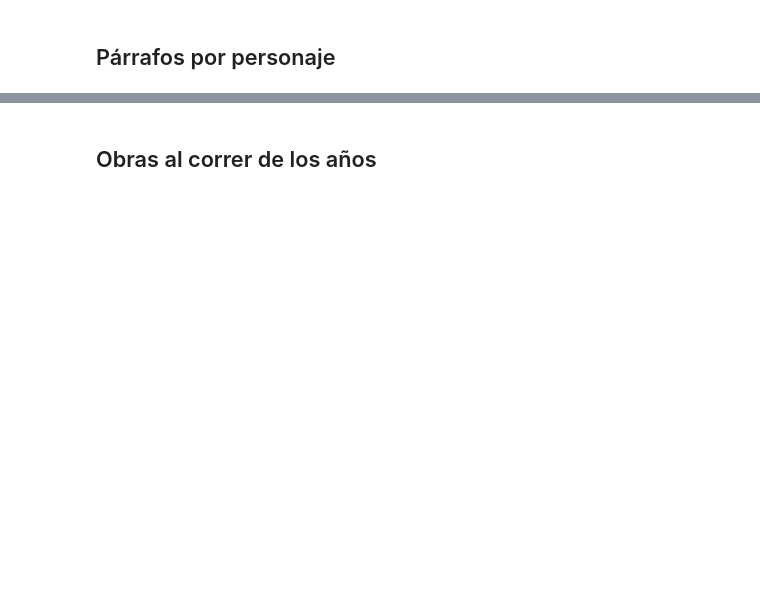
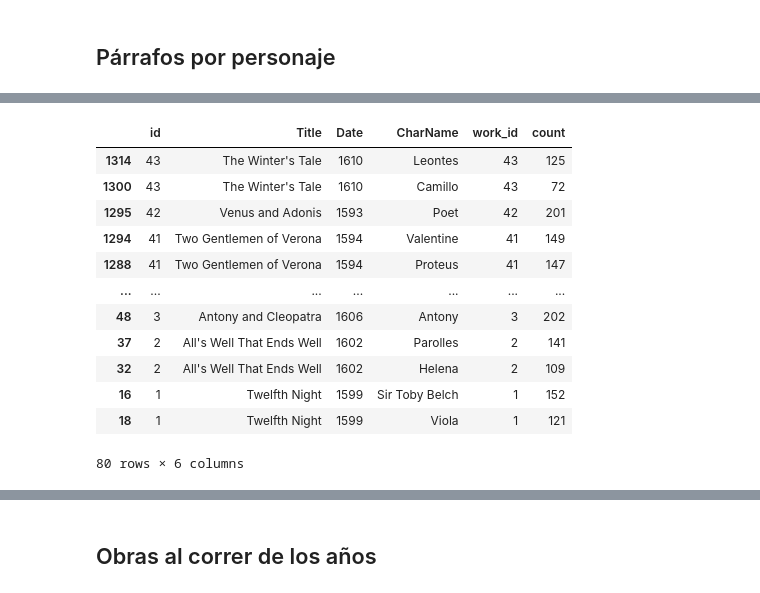
Before and after one commit to luchymd89/introcd, a Jupyter notebook: Tarea_1/shakespeare_propuesta.ipynb, the cells around one changed output, grey strips where cells are left out. Drawn from its saved outputs; the diff is of its cells as text; code cells hidden in the pictures; blank space fills up the shorter version.

```diff
--- a/Tarea_1/shakespeare_propuesta.ipynb
+++ b/Tarea_1/shakespeare_propuesta.ipynb
@@ -450,0 +486,4 @@ Name: id_x, Length: 925, dtype: int64
+# %%
+# Cantidad de párrafos por personaje agrupado por obra, ordenados de mas a menos cantidad
+paragraphs_per_character_per_work = df_pgr_chpt_work_chr.groupby(["CharName", "work_id"])["id_x"].count().reset_index(name="count")
+paragraphs_per_character_per_work
@@ -450,0 +504,18 @@ Name: id_x, Length: 925, dtype: int64
+# %%
+#Obtener los principales 2 personajes de cada obra, teniendo en cuenta la cantidad de párrafos
+first_characters_per_work = pd.merge(df_works[["id", "Title", "Date"]], paragraphs_per_character_per_work[["CharName", "work_id", "count"]], right_on="work_id", left_on="id")
+first_characters_per_work.sort_values(['work_id', 'count'], ascending = False).groupby("work_id").head(2)
+# %% [output]
+|  | id | Title | Date | CharName | work_id | count |
+| 1314 | 43 | The Winter's Tale | 1610 | Leontes | 43 | 125 |
+| 1300 | 43 | The Winter's Tale | 1610 | Camillo | 43 | 72 |
+| 1295 | 42 | Venus and Adonis | 1593 | Poet | 42 | 201 |
+| 1294 | 41 | Two Gentlemen of Verona | 1594 | Valentine | 41 | 149 |
+| 1288 | 41 | Two Gentlemen of Verona | 1594 | Proteus | 41 | 147 |
+| ... | ... | ... | ... | ... | ... | ... |
+| 48 | 3 | Antony and Cleopatra | 1606 | Antony | 3 | 202 |
+| 37 | 2 | All's Well That Ends Well | 1602 | Parolles | 2 | 141 |
+| 32 | 2 | All's Well That Ends Well | 1602 | Helena | 2 | 109 |
+| 16 | 1 | Twelfth Night | 1599 | Sir Toby Belch | 1 | 152 |
+| 18 | 1 | Twelfth Night | 1599 | Viola | 1 | 121 |
+80 rows × 6 columns
```
Also changed, not shown: parts of 23 cells of this notebook.
